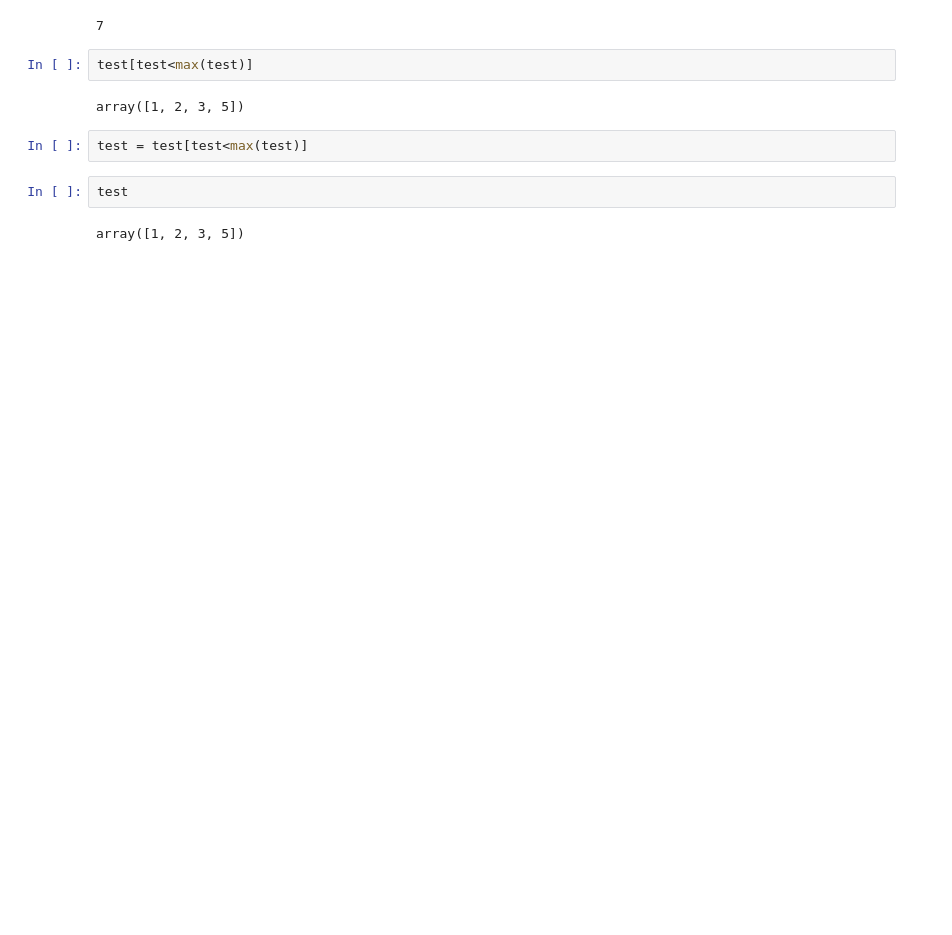
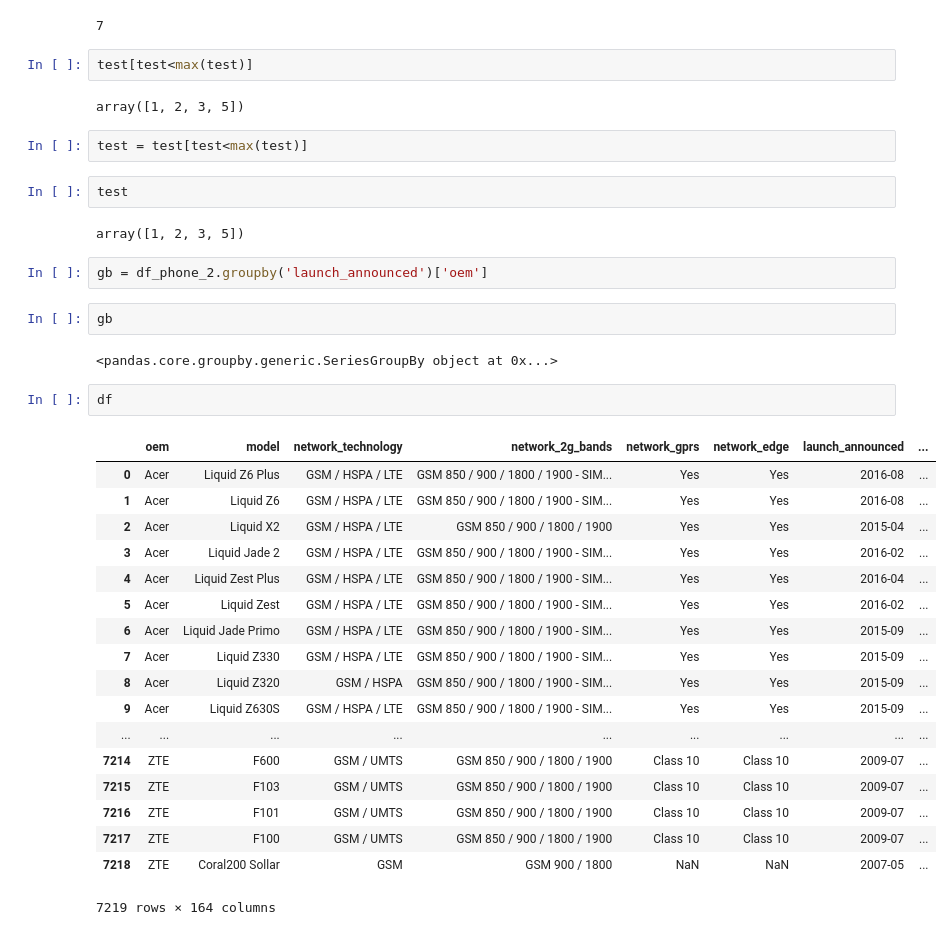
Before and after one commit to BallOfClay/cap_3, a Jupyter notebook: notebooks/selected_df_analysis.ipynb, the cells around one changed output. Cells and saved outputs as stored; diff of their text form; blank space fills up the shorter version.

```diff
--- a/notebooks/selected_df_analysis.ipynb
+++ b/notebooks/selected_df_analysis.ipynb
@@ -207,3 +188,30 @@ test = test[test<max(test)]
 test
 # %% [output]
 array([1, 2, 3, 5])
+# %%
+gb = df_phone_2.groupby('launch_announced')['oem']
+# %%
+gb
+# %% [output]
+<pandas.core.groupby.generic.SeriesGroupBy object at 0x...>
+# %%
+df
+# %% [output]
+|  | oem | model | network_technology | network_2g_bands | network_gprs | network_edge | launch_announced | ... |
+| 0 | Acer | Liquid Z6 Plus | GSM / HSPA / LTE | GSM 850 / 900 / 1800 / 1900 - SIM... | Yes | Yes | 2016-08 | ... |
+| 1 | Acer | Liquid Z6 | GSM / HSPA / LTE | GSM 850 / 900 / 1800 / 1900 - SIM... | Yes | Yes | 2016-08 | ... |
+| 2 | Acer | Liquid X2 | GSM / HSPA / LTE | GSM 850 / 900 / 1800 / 1900 | Yes | Yes | 2015-04 | ... |
+| 3 | Acer | Liquid Jade 2 | GSM / HSPA / LTE | GSM 850 / 900 / 1800 / 1900 - SIM... | Yes | Yes | 2016-02 | ... |
+| 4 | Acer | Liquid Zest Plus | GSM / HSPA / LTE | GSM 850 / 900 / 1800 / 1900 - SIM... | Yes | Yes | 2016-04 | ... |
+| 5 | Acer | Liquid Zest | GSM / HSPA / LTE | GSM 850 / 900 / 1800 / 1900 - SIM... | Yes | Yes | 2016-02 | ... |
+| 6 | Acer | Liquid Jade Primo | GSM / HSPA / LTE | GSM 850 / 900 / 1800 / 1900 - SIM... | Yes | Yes | 2015-09 | ... |
+| 7 | Acer | Liquid Z330 | GSM / HSPA / LTE | GSM 850 / 900 / 1800 / 1900 - SIM... | Yes | Yes | 2015-09 | ... |
+| 8 | Acer | Liquid Z320 | GSM / HSPA | GSM 850 / 900 / 1800 / 1900 - SIM... | Yes | Yes | 2015-09 | ... |
+| 9 | Acer | Liquid Z630S | GSM / HSPA / LTE | GSM 850 / 900 / 1800 / 1900 - SIM... | Yes | Yes | 2015-09 | ... |
+| ... | ... | ... | ... | ... | ... | ... | ... | ... |
+| 7214 | ZTE | F600 | GSM / UMTS | GSM 850 / 900 / 1800 / 1900 | Class 10 | Class 10 | 2009-07 | ... |
+| 7215 | ZTE | F103 | GSM / UMTS | GSM 850 / 900 / 1800 / 1900 | Class 10 | Class 10 | 2009-07 | ... |
+| 7216 | ZTE | F101 | GSM / UMTS | GSM 850 / 900 / 1800 / 1900 | Class 10 | Class 10 | 2009-07 | ... |
+| 7217 | ZTE | F100 | GSM / UMTS | GSM 850 / 900 / 1800 / 1900 | Class 10 | Class 10 | 2009-07 | ... |
+| 7218 | ZTE | Coral200 Sollar | GSM | GSM 900 / 1800 | NaN | NaN | 2007-05 | ... |
+7219 rows × 164 columns
```
Also changed, not shown: parts of 7 cells of this notebook, 30 other files.
